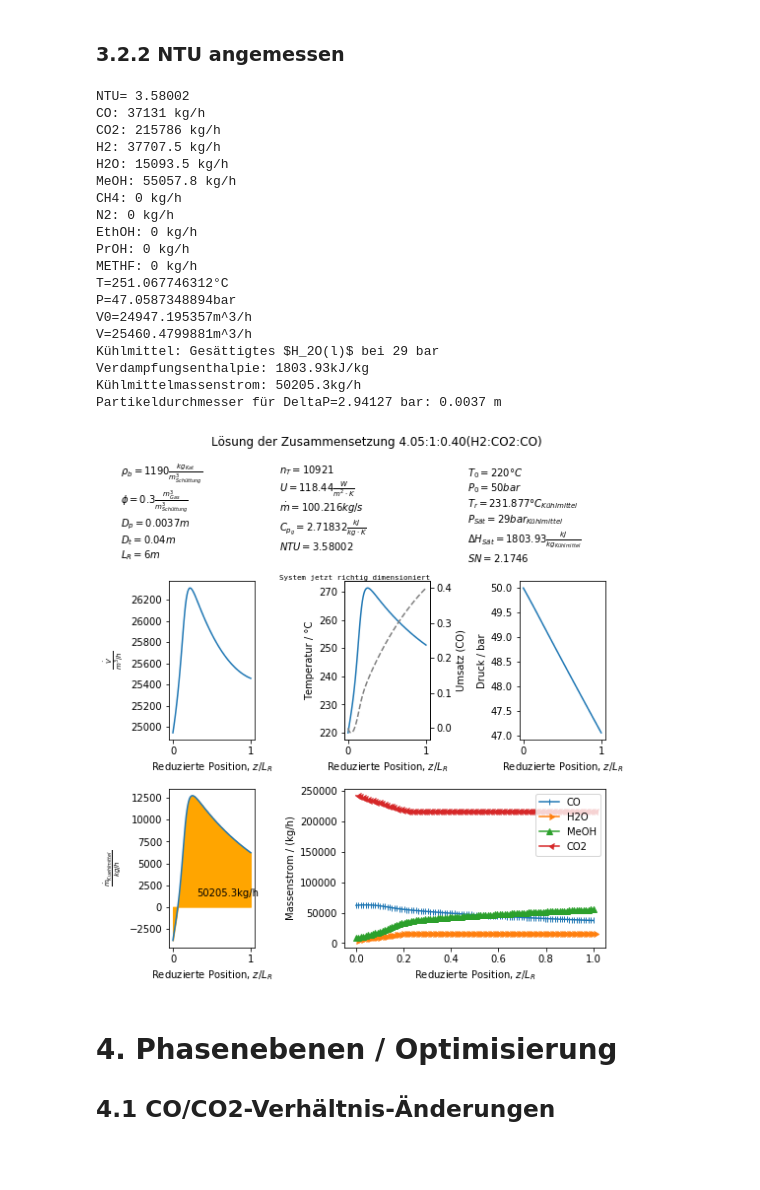
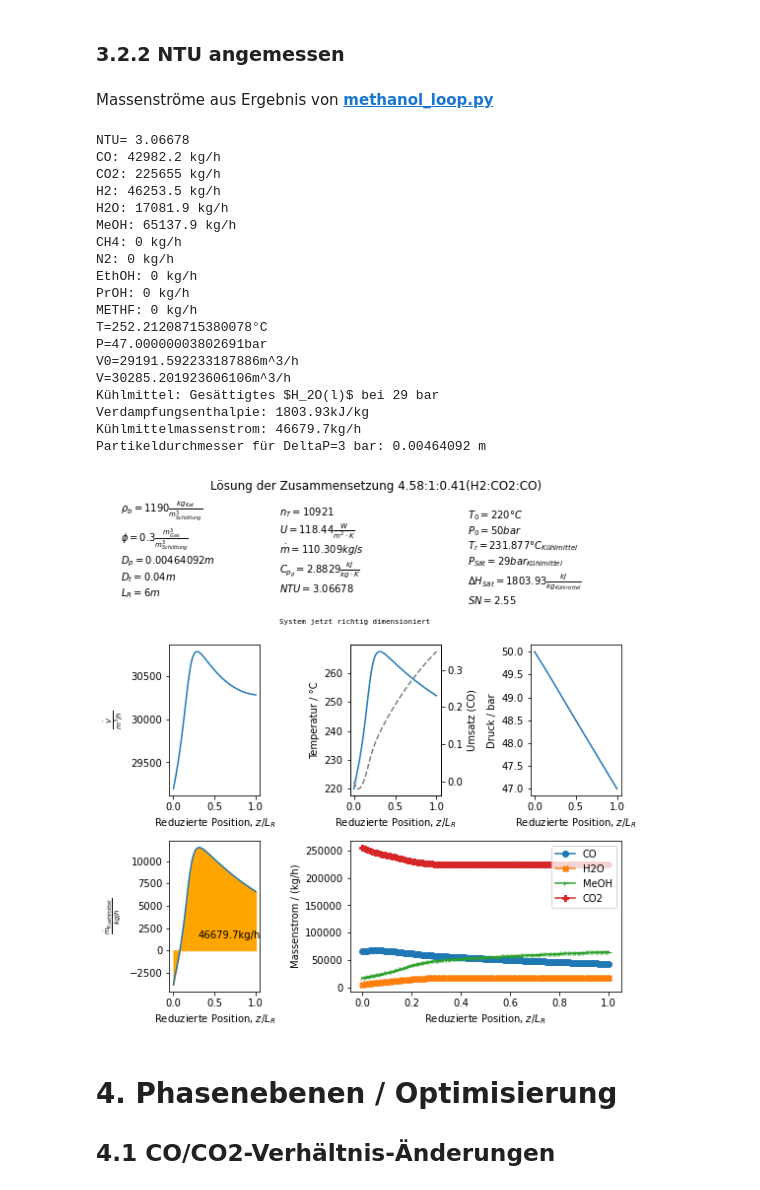
Before and after one commit to santiago-salas-v/walas, a Jupyter notebook: van_den_bussche_froment.ipynb, the cells around one changed output. Drawn from its saved outputs; the diff is of its cells as text; code cells hidden in the pictures; blank space fills up the shorter version.

```diff
--- a/van_den_bussche_froment.ipynb
+++ b/van_den_bussche_froment.ipynb
@@ -1345,5 +1345,7 @@ plt.tight_layout(rect=[0, 0, 0.95, 0.65])
 # %% [markdown]
 ### 3.2.2 NTU angemessen
+# %% [markdown]
+Massenströme aus Ergebnis von **[methanol_loop.py](https://github.com/santiago-salas-v/walas/blob/master/methanol_loop.py)**
 # %%
 # Lösung der ChP-Übung. Massenstrom angepasst.
 
@@ -1351,22 +1353,18 @@ plt.tight_layout(rect=[0, 0, 0.95, 0.65])
 rho_b = 1190  # kg Kat/m^3 Feststoff
 phi = 0.3  # m^3 Gas/m^3 Feststoff
 m_kat = 1190 * (1 - 0.3) * np.pi / 4 * (
-    0.03)**2 * 7  # kg Kat (pro Rohr)
+    0.04)**2 * 6 # kg Kat (pro Rohr)
 # Partikeldurchmesser wählen, damit
 # Delta P gesamt=-3bar, denn dies ist der Parameter
-d_p = 0.0054 / 0.0054 * 0.16232576224693065  # m Feststoff
-d_p = 0.0037 # m
+d_p = 0.0046  # m Feststoff
 # Reaktor
-n_t = 4800 * 1.82 / 0.460126  # Rohre
 n_t = 10921 # Rohre
-d_t = 0.03  # m Rohrdurchmesser
 d_t = 0.04  # m Rohrdurchmesser
 l_r = 6.  # m Rohrlänge
 # Betriebsbedingungen
 t0 = 220 + 273.15  # K
 p0 = 50  # bar
 # Wärmetauschparameter
-u = 105  # W/m^2/K
 u = 118.44  # W/m^2/K
 # Kühlmitteleigenschaften (VDI-WA)
 t_r = (240 - 230) / (33.467 - 27.968) * (
@@ -1386,22 +1384,12 @@ mm = np.array([
     28.014, 46.069, 60.096,
     60.053
 ], dtype=float)  # g/mol
-# Berechnete Daten
+# Daten aus Ergebnis von **[Link ](https://github.com/santiago-salas-v/walas/blob/master/methanol_loop.py)**
 n_dot_i = np.array([
-    2462.31148689,
-    6223.84452606,
-    28373.5423591,
-    357.063600003,
-    564.402901433, 0, 0, 0, 0,
-    0
-]) / 60**2 * 1000  # mol/s
-# Daten aus Aspen
-n_dot_i = np.array([
-    2206.10385252181, 5488.76285475286,
-    22222.0112180475, 252.168597341323,
-    252.168597341323, 0, 0, 0, 0,
-    0
-]) / 60**2 * 1000  # mol/s
+    2356.7123, 5810.5814,
+    26637.18, 264.97914,
+    527.48278, 0.0, 0.0, 0.0, 0.0, 0.0
+]) * 1000 / 60**2  # mol/s
 m_dot_i = n_dot_i * mm / 1000.  # kg/s
 m_dot = sum(m_dot_i)
 y_i0 = m_dot_i / mm / sum(m_dot_i / mm)
@@ -1442,8 +1430,7 @@ def opt_dp():
         d_p = dp_dz * d_p / -3.0
 
 
-# opt_dp()   # momentan Partikeldurchmesser-Optimisierung
-             # überspringen
+opt_dp()
 soln = odeint(df_dt, y_0, z_d_l_r)
 y_i_soln = soln[:, :len(y_i0)]
 p_soln = soln[:, -2]
@@ -1560,46 +1547,46 @@ ax5.plot(z_d_l_r, p_soln, label='p / bar')
 plt.tight_layout(rect=[0, 0, 0.95, 0.75])
 
 print('')
 print('NTU= ' + '{:g}'.format(ntu))
 print('\n'.join([
     namen[i] + ': ' + '{:g}'.format(x) + ' kg/h'
     for i, x in enumerate(m_i_soln[-1])
 ]))
 print('T=' + str(t_soln[-1] - 273.15) + '°C')
 print('P=' + str(p_soln[-1]) + 'bar')
 print('V0=' + str(v_soln[0]) + 'm^3/h')
 print('V=' + str(v_soln[-1]) + 'm^3/h')
 print('Kühlmittel: Gesättigtes $H_2O(l)$' +
       ' bei ' + '{:g}'.format(p_sat) + ' bar' + '\n' + 'Verdampfungsenthalpie: ' +
       '{:g}'.format(delta_h_sat) +
       'kJ/kg' + '\n' + 'Kühlmittelmassenstrom: ' +
       '{:g}'.format(sum(m_km_soln * dlr)) + 'kg/h')
 print('Partikeldurchmesser für DeltaP=' +
       '{:g}'.format(p_soln[0] - p_soln[-1]) + ' bar: ' +
       '{:g}'.format(d_p) + ' m'
       )
 plt.tight_layout(rect=[0, 0, 0.95, 0.75])
 # %% [output]
-NTU= 3.58002
-CO: 37131 kg/h
-CO2: 215786 kg/h
-H2: 37707.5 kg/h
-H2O: 15093.5 kg/h
-MeOH: 55057.8 kg/h
+NTU= 3.06678
+CO: 42982.2 kg/h
+CO2: 225655 kg/h
+H2: 46253.5 kg/h
+H2O: 17081.9 kg/h
+MeOH: 65137.9 kg/h
 CH4: 0 kg/h
 N2: 0 kg/h
 EthOH: 0 kg/h
 PrOH: 0 kg/h
 METHF: 0 kg/h
-T=251.067746312°C
-P=47.0587348894bar
-V0=24947.195357m^3/h
-V=25460.4799881m^3/h
+T=252.21208715380078°C
+P=47.00000003802691bar
+V0=29191.592233187886m^3/h
+V=30285.201923606106m^3/h
 Kühlmittel: Gesättigtes $H_2O(l)$ bei 29 bar
 Verdampfungsenthalpie: 1803.93kJ/kg
-Kühlmittelmassenstrom: 50205.3kg/h
-Partikeldurchmesser für DeltaP=2.94127 bar: 0.0037 m
+Kühlmittelmassenstrom: 46679.7kg/h
+Partikeldurchmesser für DeltaP=3 bar: 0.00464092 m
-[figure, old version]
+[figure, new version]
 # %% [markdown]
 # 4. Phasenebenen / Optimisierung
 ## 4.1 CO/CO2-Verhältnis-Änderungen
```
Also changed, not shown: parts of 8 cells of this notebook.
